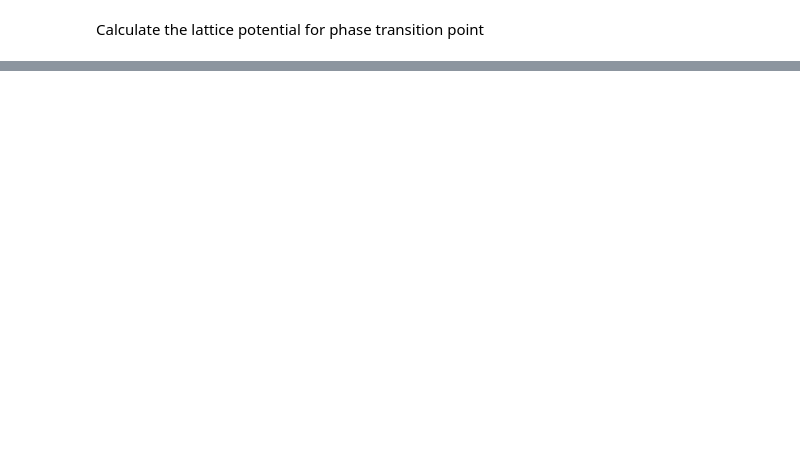
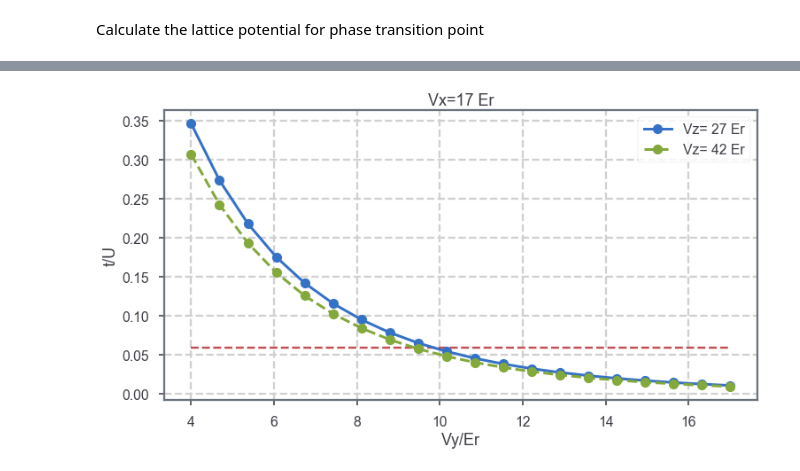
Before and after one commit to boxiaowave/pythonscriptsforlab, a Jupyter notebook: UandTCalWithAlps.ipynb, the cells around one changed output, grey strips where cells are left out. Saved outputs shown, nothing was run; the diff lists cells and outputs as text; code cells hidden in the pictures; blank space fills up the shorter version.

```diff
--- a/UandTCalWithAlps.ipynb
+++ b/UandTCalWithAlps.ipynb
@@ -72,0 +104,23 @@ Vx is 9.58, Error is -8.38e-06, Ut is 16.7398596411
+# %%
+%%time
+
+tU=[]
+for i in np.linspace(4.,17.,20):
+    s=calU(np.array([17.,i,27.]))
+    tU.append(s['t'][1]/s['U'])
+
+tU2=[]
+for i in np.linspace(4.,17.,20):
+    s=calU(np.array([17.,i,42.]))
+    tU2.append(s['t'][1]/s['U'])
+#print tU
+plt.figure(figsize=((12,6)))
+plt.grid(True)
+plt.xlabel('Vy/Er')
+plt.ylabel('t/U')
+plt.title('Vx=17 Er')
+plt.hlines(1/16.74,4,17,colors='r', linestyles='dashed')
+plt.plot(np.linspace(4.,17.,20),tU,'-o',linewidth=3,label='Vz= 27 Er')
+plt.plot(np.linspace(4.,17.,20),tU2,'--o',linewidth=3,label='Vz= 42 Er')
+plt.legend(loc='best')
+# %% [output]
@@ -72,0 +129 @@ Vx is 9.58, Error is -8.38e-06, Ut is 16.7398596411
+[figure, added]
```
Also changed, not shown: parts of 7 cells of this notebook, 19 other files.
